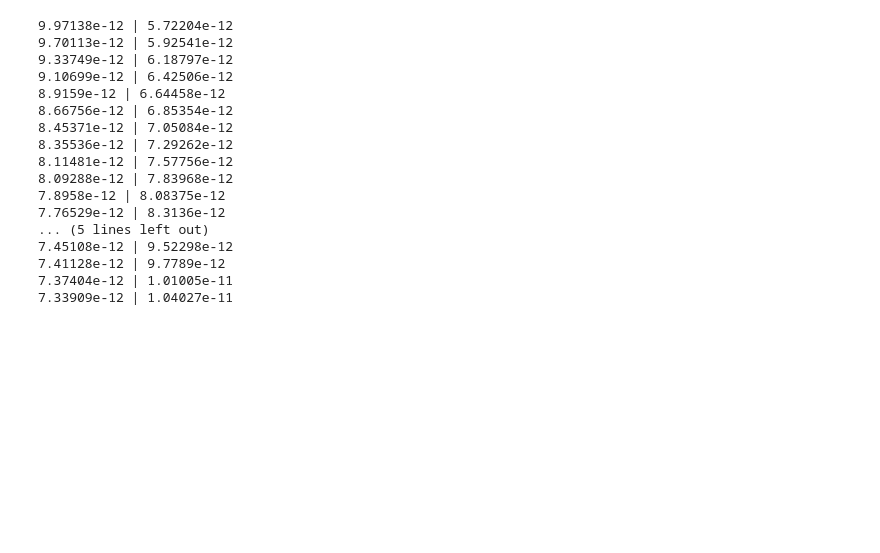
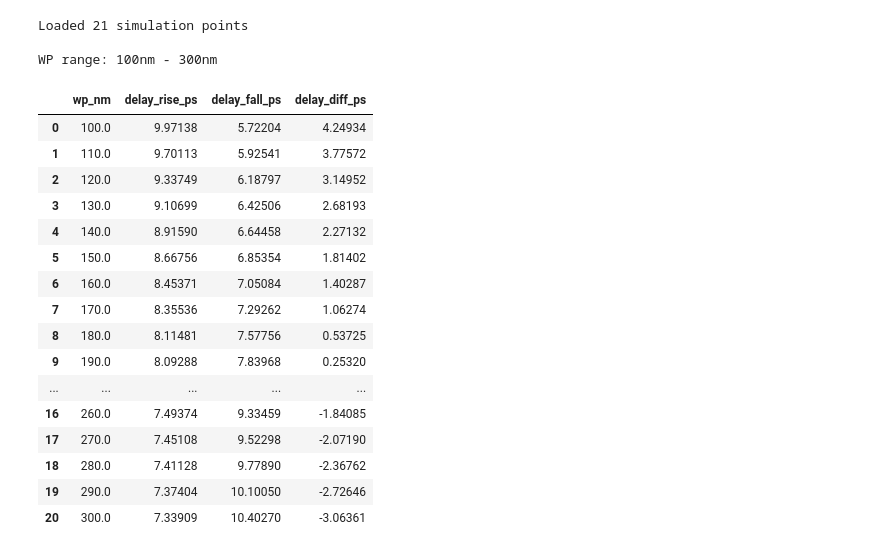
Before and after one commit to XBlayz/Low_power-projects, a Jupyter notebook: notebooks/project-01.ipynb, the cells around one changed output. Drawn from its saved outputs; the diff is of its cells as text; code cells hidden in the pictures; blank space fills up the shorter version.

```diff
--- a/notebooks/project-01.ipynb
+++ b/notebooks/project-01.ipynb
@@ -25,25 +52,49 @@ _, log = runner.run_now(netlsit)
-# %%
-# --- 3. MEASUREMENTS EXTRACTION FROM THE LOG FILE ---
-# Parse the `.measure` outputs
-data = LTSpiceLogReader(log.as_posix()) # pyright: ignore[reportOptionalMemberAccess]
-
-for i in range(data.step_count):
-    print(f"{data["delay_rise"][i]} | {data["delay_fall"][i]}")
-# %% [output]
-9.97138e-12 | 5.72204e-12
-9.70113e-12 | 5.92541e-12
-9.33749e-12 | 6.18797e-12
-9.10699e-12 | 6.42506e-12
-8.9159e-12 | 6.64458e-12
-8.66756e-12 | 6.85354e-12
-8.45371e-12 | 7.05084e-12
-8.35536e-12 | 7.29262e-12
-8.11481e-12 | 7.57756e-12
-8.09288e-12 | 7.83968e-12
-7.8958e-12 | 8.08375e-12
-7.76529e-12 | 8.3136e-12
-... (5 lines left out)
-7.45108e-12 | 9.52298e-12
-7.41128e-12 | 9.7789e-12
-7.37404e-12 | 1.01005e-11
-7.33909e-12 | 1.04027e-11
+# %%
+# --- 2. EXTRACT MEASUREMENTS INTO DATAFRAME ---
+# Parse the .measure outputs from LTspice log file
+
+data = LTSpiceLogReader(log.as_posix()) # pyright: ignore[reportOptionalMemberAccess]
+
+# Extract step parameter values (wp in meters)
+# WP values: from 100n to 300n with step 10n
+wp_values = np.arange(100e-9, 310e-9, 10e-9)
+
+# Build DataFrame with measurements
+df_pmos = pd.DataFrame({
+    "wp_nm": wp_values[:data.step_count] * 1e9,  # Convert to nm
+    "wp_m": wp_values[:data.step_count],
+    "delay_rise_ps": np.array(data["delay_rise"]) * 1e12,  # Convert to ps
+    "delay_rise_s": data["delay_rise"],
+    "delay_fall_ps": np.array(data["delay_fall"]) * 1e12,  # Convert to ps
+    "delay_fall_s": data["delay_fall"]
+})
+
+# Add columns for delay difference
+df_pmos["delay_diff_s"] = df_pmos["delay_rise_s"] - df_pmos["delay_fall_s"]
+df_pmos["delay_diff_ps"] = df_pmos["delay_diff_s"] * 1e12  # Convert to ps
+
+# Display summary
+print(f"Loaded {len(df_pmos)} simulation points")
+print(f"\nWP range: {df_pmos['wp_nm'].min():.0f}nm - {df_pmos['wp_nm'].max():.0f}nm")
+df_pmos.filter(items=["wp_nm", "delay_rise_ps", "delay_fall_ps", "delay_diff_ps"])
+# %% [output]
+Loaded 21 simulation points
+
+WP range: 100nm - 300nm
+|  | wp_nm | delay_rise_ps | delay_fall_ps | delay_diff_ps |
+| 0 | 100.0 | 9.97138 | 5.72204 | 4.24934 |
+| 1 | 110.0 | 9.70113 | 5.92541 | 3.77572 |
+| 2 | 120.0 | 9.33749 | 6.18797 | 3.14952 |
+| 3 | 130.0 | 9.10699 | 6.42506 | 2.68193 |
+| 4 | 140.0 | 8.91590 | 6.64458 | 2.27132 |
+| 5 | 150.0 | 8.66756 | 6.85354 | 1.81402 |
+| 6 | 160.0 | 8.45371 | 7.05084 | 1.40287 |
+| 7 | 170.0 | 8.35536 | 7.29262 | 1.06274 |
+| 8 | 180.0 | 8.11481 | 7.57756 | 0.53725 |
+| 9 | 190.0 | 8.09288 | 7.83968 | 0.25320 |
+| ... | ... | ... | ... | ... |
+| 16 | 260.0 | 7.49374 | 9.33459 | -1.84085 |
+| 17 | 270.0 | 7.45108 | 9.52298 | -2.07190 |
+| 18 | 280.0 | 7.41128 | 9.77890 | -2.36762 |
+| 19 | 290.0 | 7.37404 | 10.10050 | -2.72646 |
+| 20 | 300.0 | 7.33909 | 10.40270 | -3.06361 |
```
Also changed, not shown: parts of 6 cells of this notebook.
